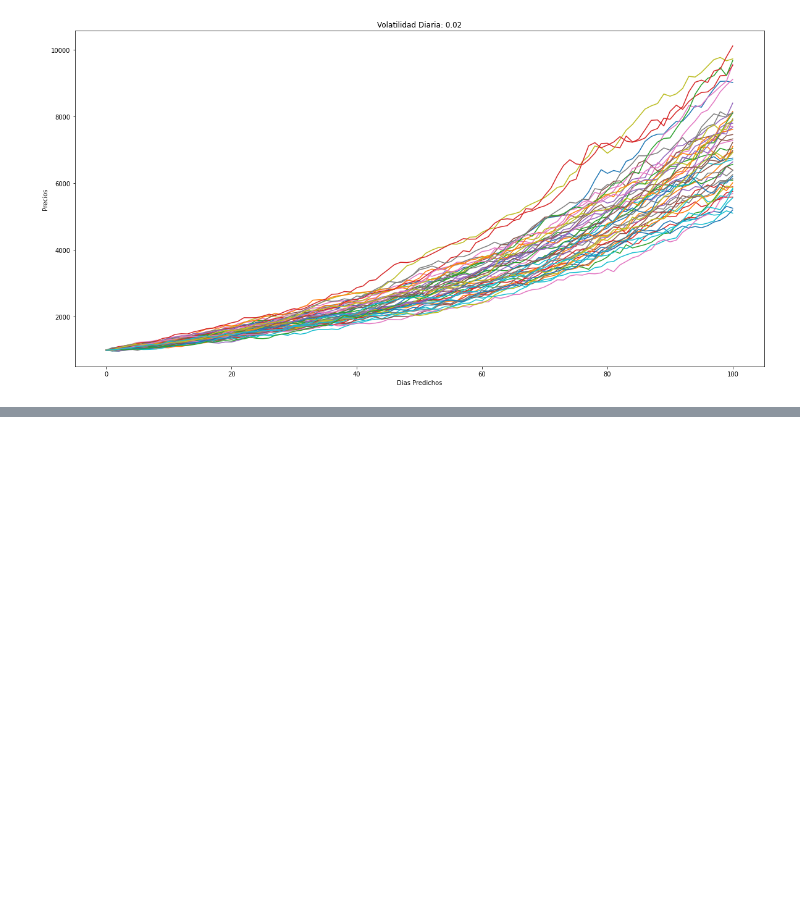
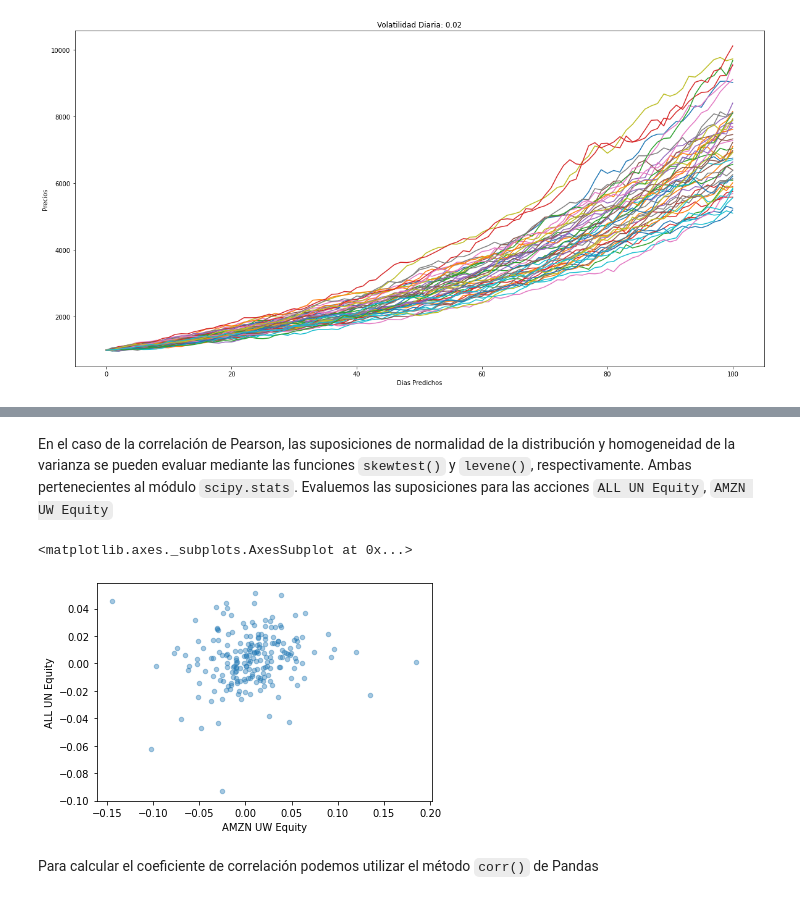
Before and after one commit to jisazac/pythonfinanzaseafit, a Jupyter notebook: Clase_4.ipynb, the cells around one changed output, grey strips where cells are left out. Saved outputs shown, nothing was run; the diff lists cells and outputs as text; code cells hidden in the pictures; blank space fills up the shorter version.

```diff
--- a/Clase_4.ipynb
+++ b/Clase_4.ipynb
@@ -1769,0 +1825,10 @@ plt.show()
+# %% [markdown]
+En el caso de la correlación de Pearson, las suposiciones de normalidad de la distribución y homogeneidad de la varianza se pueden evaluar mediante las funciones `skewtest()` y `levene()`, respectivamente. Ambas pertenecientes al módulo `scipy.stats`. Evaluemos las suposiciones para las acciones `ALL UN Equity`, `AMZN UW Equity`
+# %%
+# Veamos si existe una relacion lineal entre ambos activos
+df_rt.plot(kind="scatter", y = 'ALL UN Equity', x = 'AMZN UW Equity', alpha = 0.4)
+# %% [output]
+<matplotlib.axes._subplots.AxesSubplot at 0x...>
+[figure, added]
+# %% [markdown]
+Para calcular el coeficiente de correlación podemos utilizar el método `corr()` de Pandas
```
Also changed, not shown: parts of 21 cells of this notebook.
